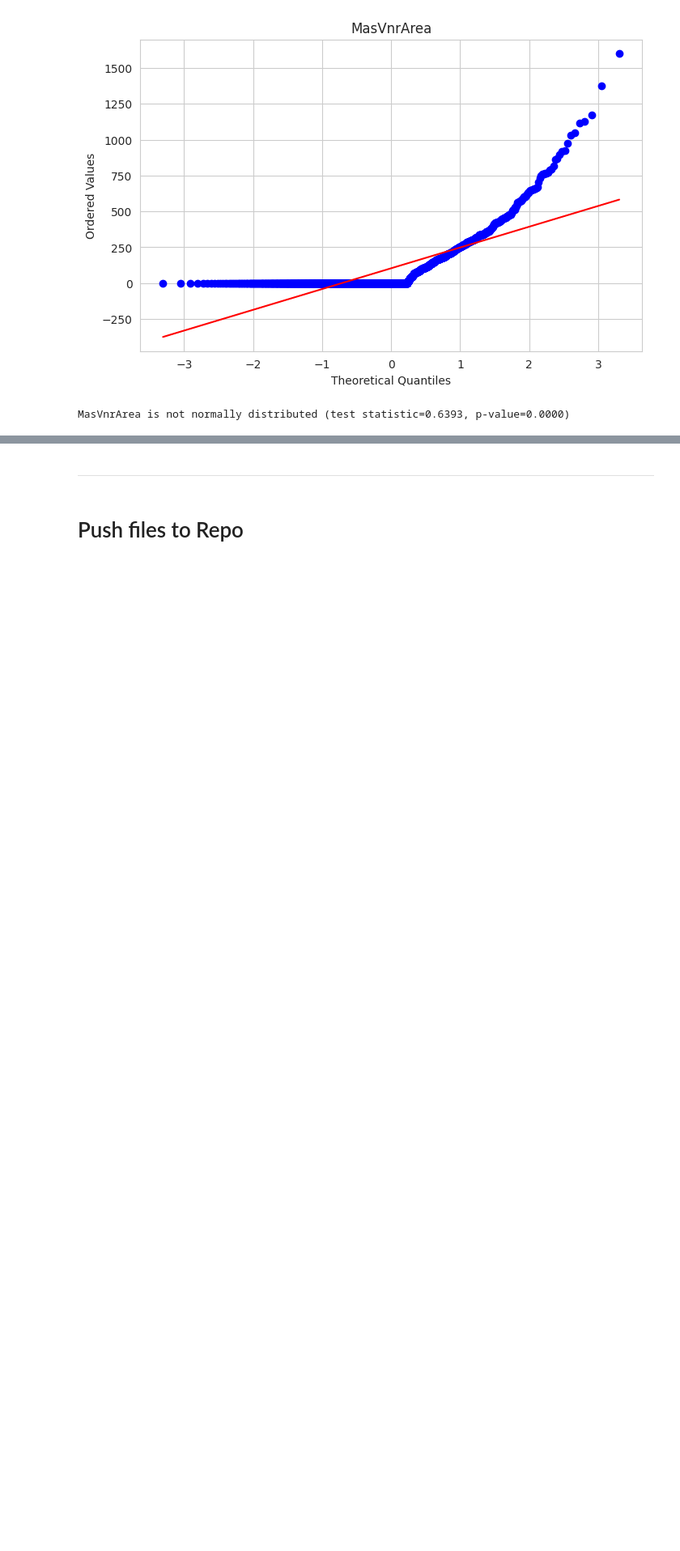
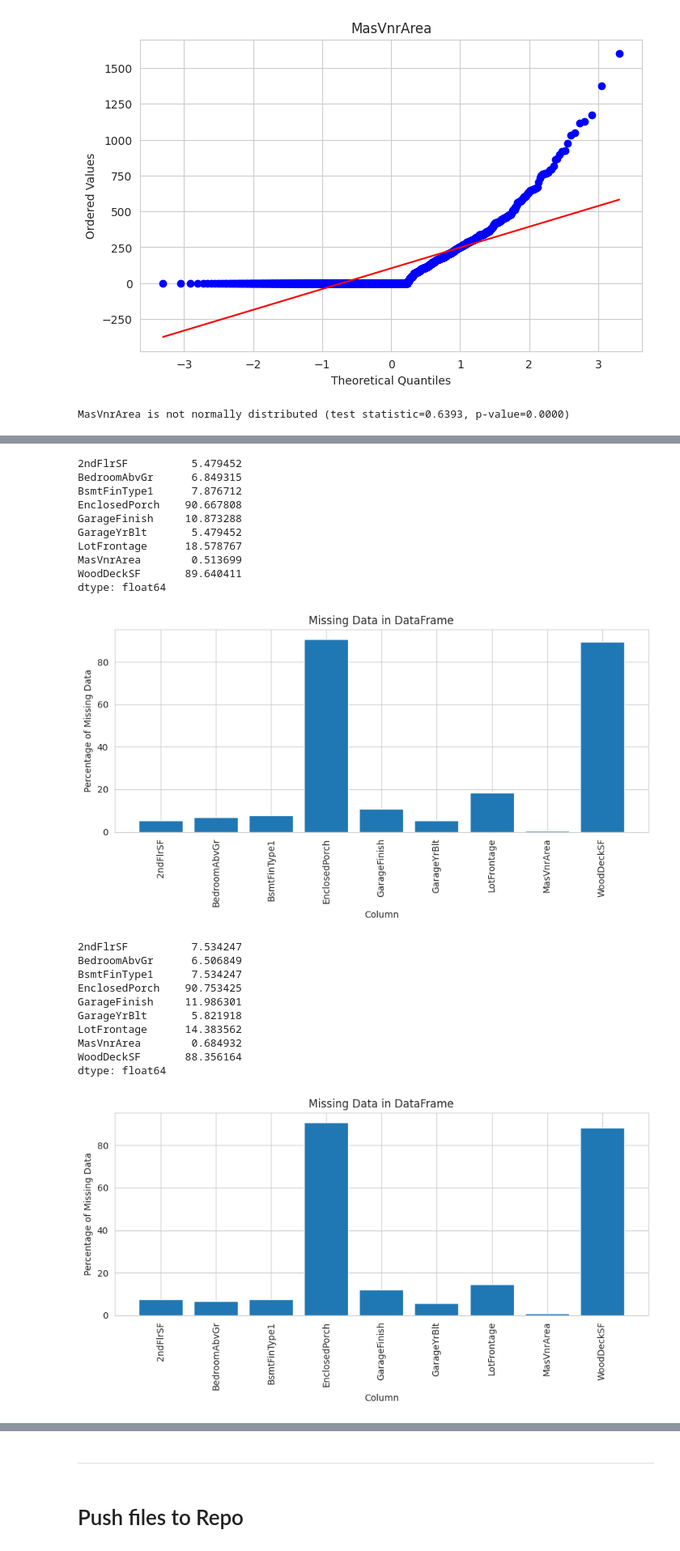
Before and after one commit to ejasquith/heritage-housing-issues, a Jupyter notebook: jupyter_notebooks/02 - Data Cleaning.ipynb, the cells around one changed output, grey strips where cells are left out. Shown at 81% size. Drawn from its saved outputs; the diff is of its cells as text; code cells hidden in the pictures; blank space fills up the shorter version.

```diff
--- a/jupyter_notebooks/02 - Data Cleaning.ipynb
+++ b/jupyter_notebooks/02 - Data Cleaning.ipynb
@@ -93,21 +94,25 @@ import seaborn as sns
 %matplotlib inline
 sns.set_style('whitegrid')
 
-df_cols_with_missing_data = df[df.columns[df.isna().sum() > 0]]
 
-# Calculating the mean of a series of booleans gives the ratio of True values
-missing_data = df_cols_with_missing_data.isna().mean() * 100
+def plot_percentage_missing(df):
+    df_cols_with_missing_data = df[df.columns[df.isna().sum() > 0]]
 
-print(missing_data)
+    # Calculating the mean of a series of booleans gives the ratio of True values
+    missing_data = df_cols_with_missing_data.isna().mean() * 100
 
-fig, ax = plt.subplots(figsize=(9, 5))
-ax.bar(x=missing_data.index, height=missing_data.values)
-ax.set_xlabel("Column")
-ax.set_ylabel("Percentage of Missing Data")
-ax.set_title("Missing Data in DataFrame")
-plt.xticks(rotation=90)
-plt.tight_layout()
-plt.show()
+    print(missing_data)
+
+    fig, ax = plt.subplots(figsize=(9, 5))
+    ax.bar(x=missing_data.index, height=missing_data.values)
+    ax.set_xlabel("Column")
+    ax.set_ylabel("Percentage of Missing Data")
+    ax.set_title("Missing Data in DataFrame")
+    plt.xticks(rotation=90)
+    plt.tight_layout()
+    plt.show()
+
+plot_percentage_missing(df)
 # %% [output]
 2ndFlrSF          5.890411
 BedroomAbvGr      6.780822
@@ -213,0 +238,9 @@ NOTE
+# %%
+from sklearn.model_selection import train_test_split
+TrainSet, TestSet, _, __ = train_test_split(
+                                        df,
+                                        df['SalePrice'],
+                                        test_size=0.2,
+                                        random_state=42)
+
+print(f"TrainSet shape: {TrainSet.shape} \nTestSet shape: {TestSet.shape}")
@@ -213,0 +252,26 @@ NOTE
+# %%
+plot_percentage_missing(TrainSet)
+plot_percentage_missing(TestSet)
+# %% [output]
+2ndFlrSF          5.479452
+BedroomAbvGr      6.849315
+BsmtFinType1      7.876712
+EnclosedPorch    90.667808
+GarageFinish     10.873288
+GarageYrBlt       5.479452
+LotFrontage      18.578767
+MasVnrArea        0.513699
+WoodDeckSF       89.640411
+dtype: float64
+[figure, added]
+2ndFlrSF          7.534247
+BedroomAbvGr      6.506849
+BsmtFinType1      7.534247
+EnclosedPorch    90.753425
+GarageFinish     11.986301
+GarageYrBlt       5.821918
+LotFrontage      14.383562
+MasVnrArea        0.684932
+WoodDeckSF       88.356164
+dtype: float64
+[figure, added]
```
Also changed, not shown: parts of 36 cells of this notebook, 2 other files.
